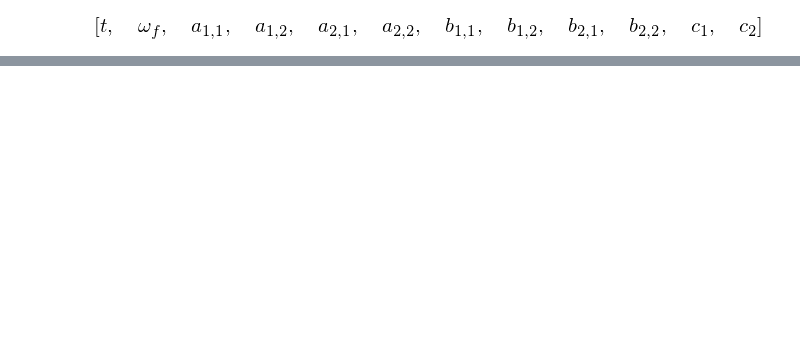
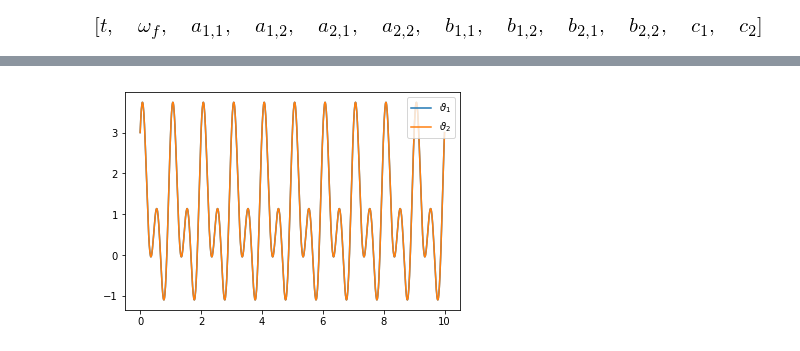
Before and after one commit to kschwan/twolink, a Jupyter notebook: twolink.ipynb, the cells around one changed output, grey strips where cells are left out. Cells and saved outputs as stored; diff of their text form; code cells hidden in the pictures; blank space fills up the shorter version.

```diff
--- a/twolink.ipynb
+++ b/twolink.ipynb
@@ -446,8 +445,9 @@ q2_expr
 # %%
-syms_a = [a[i,j] for i in range(1, N_val+1) for j in range(1, N_val+1)]
-syms_b = [b[i,j] for i in range(1, N_val+1) for j in range(1, N_val+1)]
-syms_c = [c[i] for i in range(1, N_val+1)]
-syms_list = [t, wf] + syms_a + syms_b + syms_c
+syms_list = [t, wf] + [a[i,j] for i in range(1, N_val+1) for j in range(1, N_val+1)] + [b[i,j] for i in range(1, N_val+1) for j in range(1, N_val+1)] + [c[i] for i in range(1, N_val+1)]
+dummy_symbols = [sym.Dummy() for _ in range(len(syms_list))]
+dummy_dict = dict(zip(syms_list, dummy_symbols))
+q2_expr = q2.subs({N: N_val}).doit().subs(dummy_dict)  # doit() to expand sum
+q2_eval = sym.lambdify(dummy_symbols, q2_expr)
 syms_list
 # %% [output]
 [figure]
@@ -489,4 +487,6 @@ ydd = np.gradient(yd, axis=0)
 # %%
 plt.plot(ts, y)
-plt.legend(['${}$'.format(sym.printing.latex(s)) for s in [c[1], c[2]]], loc='upper right')
+plt.legend(['${}$'.format(sym.physics.vector.vlatex(s)) for s in q], loc='upper right')
 plt.show()
+# %% [output]
+[figure, added]
```
Also changed, not shown: parts of 13 cells of this notebook.
